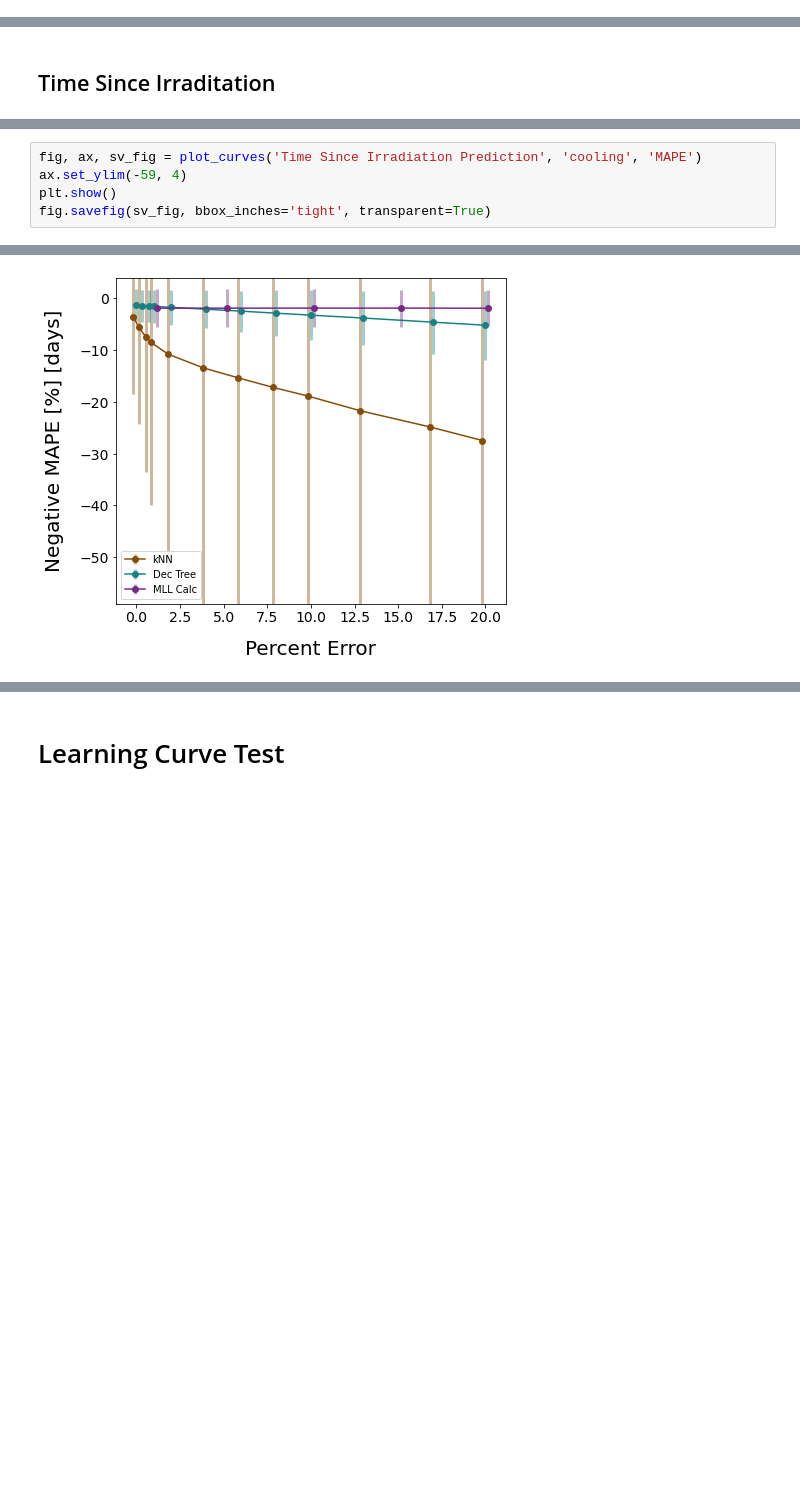
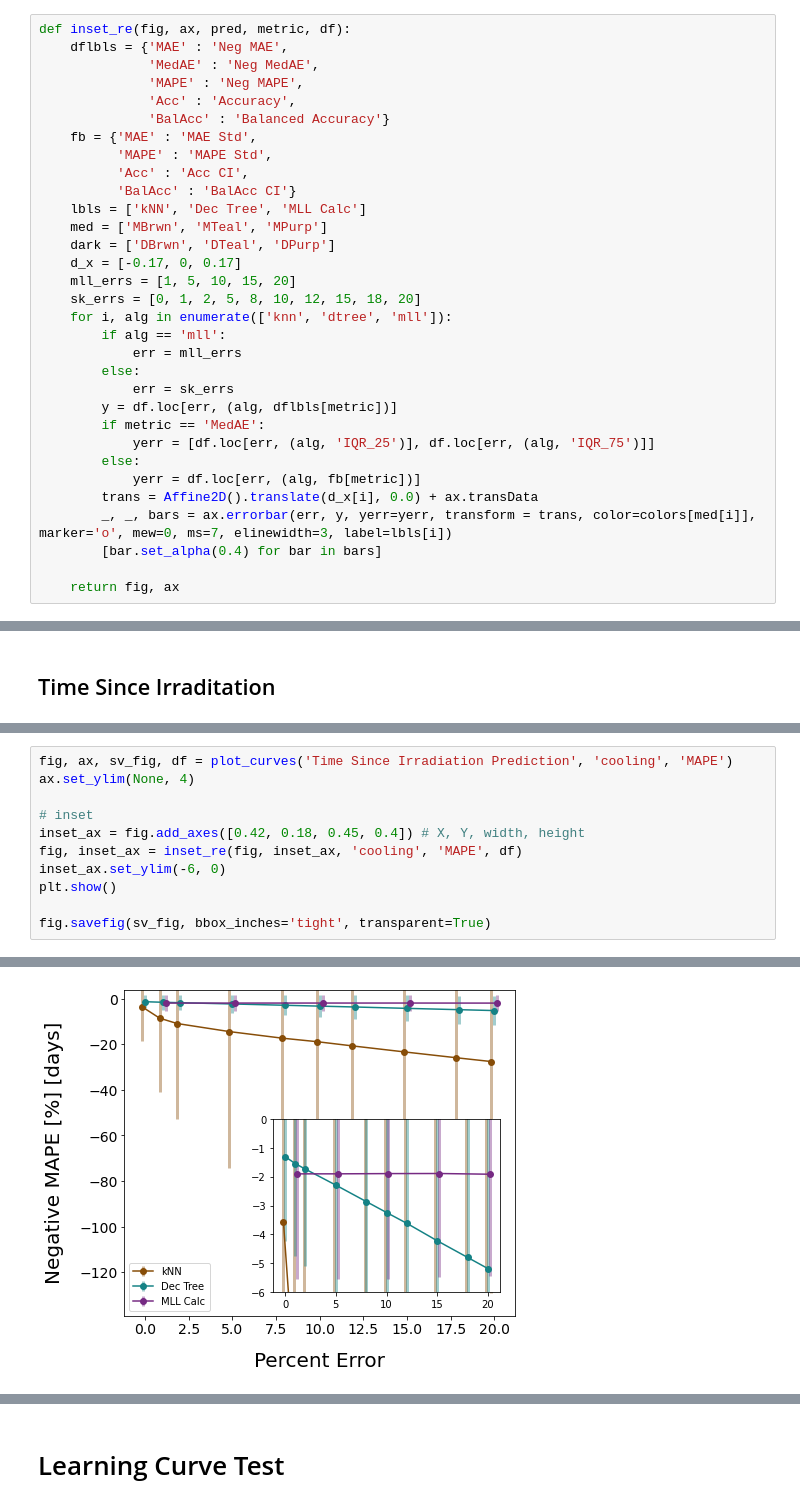
Before and after one commit to opotowsky/process_results, a Jupyter notebook: nuc_rand-err_mll_scikit_compare.ipynb, the cells around one changed output, grey strips where cells are left out. Cells and saved outputs as stored; diff of their text form; blank space fills up the shorter version.

```diff
--- a/nuc_rand-err_mll_scikit_compare.ipynb
+++ b/nuc_rand-err_mll_scikit_compare.ipynb
@@ -83,0 +86,32 @@ def plot_curves(title, pred, metric):
+# %%
+def inset_re(fig, ax, pred, metric, df):
+    dflbls = {'MAE' : 'Neg MAE',
+              'MedAE' : 'Neg MedAE',
+              'MAPE' : 'Neg MAPE',
+              'Acc' : 'Accuracy',
+              'BalAcc' : 'Balanced Accuracy'}
+    fb = {'MAE' : 'MAE Std',
+          'MAPE' : 'MAPE Std',
+          'Acc' : 'Acc CI',
+          'BalAcc' : 'BalAcc CI'}
+    lbls = ['kNN', 'Dec Tree', 'MLL Calc']
+    med = ['MBrwn', 'MTeal', 'MPurp']
+    dark = ['DBrwn', 'DTeal', 'DPurp']
+    d_x = [-0.17, 0, 0.17]
+    mll_errs = [1, 5, 10, 15, 20]
+    sk_errs = [0, 1, 2, 5, 8, 10, 12, 15, 18, 20]
+    for i, alg in enumerate(['knn', 'dtree', 'mll']):
+        if alg == 'mll':
+            err = mll_errs
+        else:
+            err = sk_errs
+        y = df.loc[err, (alg, dflbls[metric])]
+        if metric == 'MedAE':
+            yerr = [df.loc[err, (alg, 'IQR_25')], df.loc[err, (alg, 'IQR_75')]]
+        else:
+            yerr = df.loc[err, (alg, fb[metric])]
+        trans = Affine2D().translate(d_x[i], 0.0) + ax.transData
+        _, _, bars = ax.errorbar(err, y, yerr=yerr, transform = trans, color=colors[med[i]], marker='o', mew=0, ms=7, elinewidth=3, label=lbls[i])
+        [bar.set_alpha(0.4) for bar in bars]
+
+    return fig, ax
@@ -165,11 +233,17 @@ fig.savefig(sv_fig, bbox_inches='tight', transparent=True)
 # %%
-fig, ax, sv_fig = plot_curves('Time Since Irradiation Prediction', 'cooling', 'MAPE')
-ax.set_ylim(-59, 4)
+fig, ax, sv_fig, df = plot_curves('Time Since Irradiation Prediction', 'cooling', 'MAPE')
+ax.set_ylim(None, 4)
+
+# inset
+inset_ax = fig.add_axes([0.42, 0.18, 0.45, 0.4]) # X, Y, width, height
+fig, inset_ax = inset_re(fig, inset_ax, 'cooling', 'MAPE', df)
+inset_ax.set_ylim(-6, 0)
 plt.show()
+
 fig.savefig(sv_fig, bbox_inches='tight', transparent=True)
 # %% [output]
 <Figure size 432x288 with 0 Axes>
-[figure, old version]
+[figure, new version]
 # %%
 fig, ax, sv_fig = plot_curves('Time Since Irradiation Prediction', 'cooling', 'MAE')
 ax.set_ylim(-860, 39)
```
Also changed, not shown: parts of 27 cells of this notebook.
